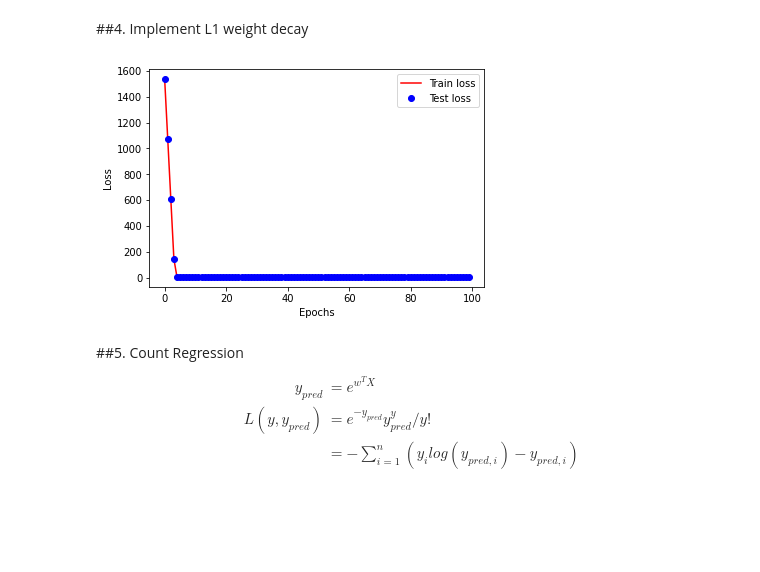
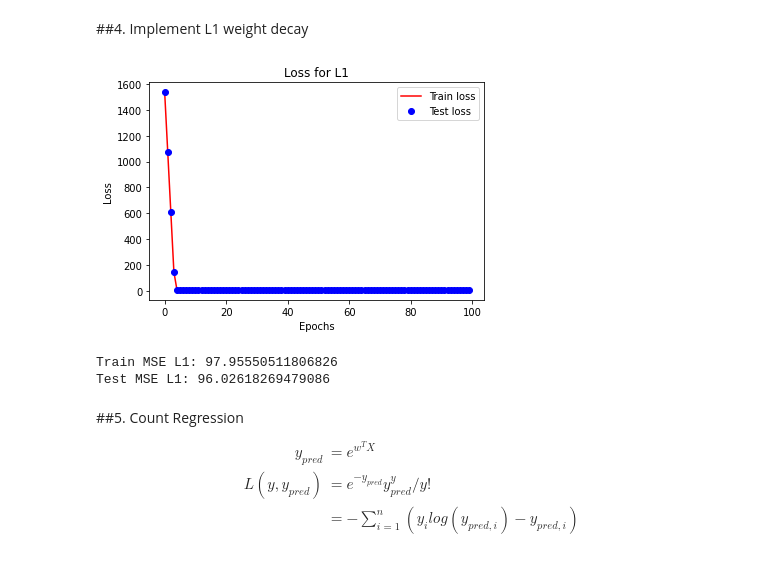
Before and after one commit to anastasiarenata1/deeplearning, a Jupyter notebook: LNN_with_Numpy_and_Softmax_Classifier.ipynb, the cells around one changed output. Drawn from its saved outputs; the diff is of its cells as text; code cells hidden in the pictures; blank space fills up the shorter version.

```diff
--- a/LNN_with_Numpy_and_Softmax_Classifier.ipynb
+++ b/LNN_with_Numpy_and_Softmax_Classifier.ipynb
@@ -311,11 +303,12 @@ Train loss: 91.2564, Test loss: 90.4911
 # %%
 w_lasso, train_loss_lasso, test_loss_lasso = mini_batch_gradient_descent(train_x, train_y, test_x, test_y, batch_size=32, num_epochs=100, learning_rate=0.001, weight_decay_factor=0.01, loss_type='L1', weight_decay_form='L1', momentum=False, momentum_factor=None)
 num_epochs=100
 plt.plot(range(num_epochs), train_loss_lasso,'r', label="Train loss")
 plt.plot(range(num_epochs), test_loss_lasso, 'bo',label="Test loss")
 plt.xlabel("Epochs")
 plt.ylabel("Loss")
+plt.title('Loss for L1')
 plt.legend()
 plt.show()
 # %% [output]
-[figure, old version]
+[figure, new version]
@@ -331,3 +315,14 @@ plt.show()
+# %%
+#Evaluate L1
+y_train_pred_l1 = np.dot(train_x, w_lasso)
+train_mse_l1 = musicMSE(train_y,y_train_pred_l1)
+y_test_pred_l1 = np.dot(test_x, w_lasso)
+test_mse_l1 = musicMSE(test_y, y_test_pred_l1)
+print("Train MSE L1:", train_mse_l1)
+print("Test MSE L1:", test_mse_l1)
+# %% [output]
+Train MSE L1: 97.95550511806826
+Test MSE L1: 96.02618269479086
 # %% [markdown]
 ##5. Count Regression
 \begin{align*}
```
Also changed, not shown: parts of 35 cells of this notebook.
